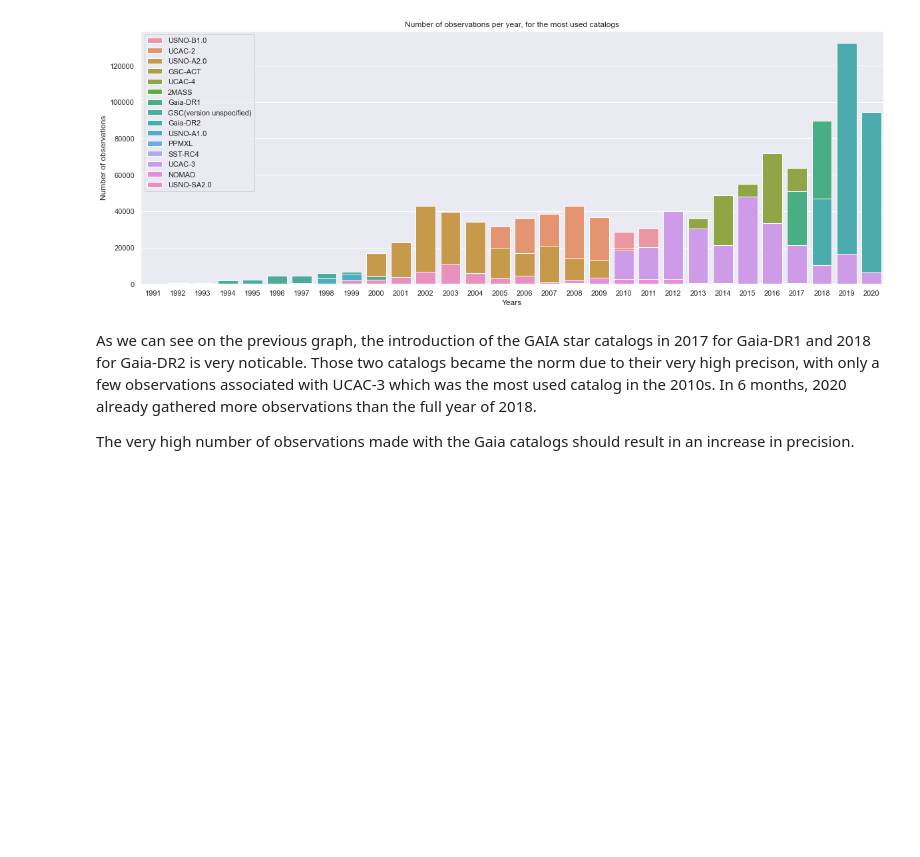
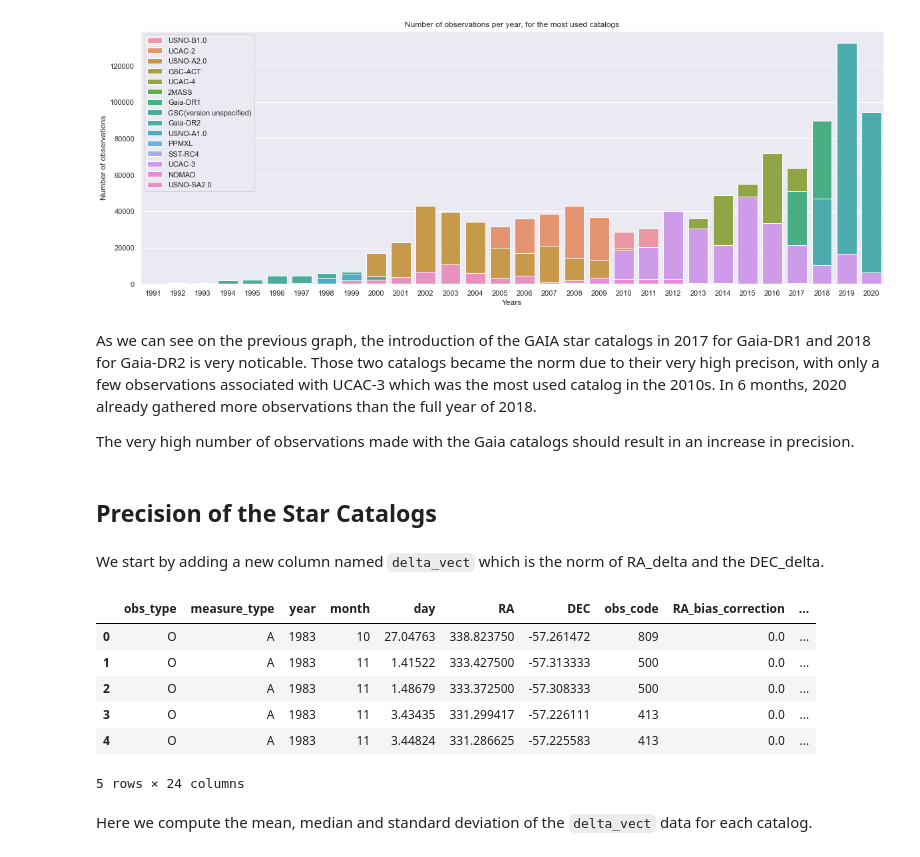
Before and after one commit to Keith-Maxwell/DynAstVO-Stats, a Jupyter notebook: Visualisation_DynAstVO.ipynb, the cells around one changed output. Drawn from its saved outputs; the diff is of its cells as text; code cells hidden in the pictures; blank space fills up the shorter version.

Commit message:
Begin work on comparison and precision

```diff
--- a/Visualisation_DynAstVO.ipynb
+++ b/Visualisation_DynAstVO.ipynb
@@ -179,3 +181,19 @@ As we can see on the previous graph, the introduction of the GAIA star catalogs
 In 6 months, 2020 already gathered more observations than the full year of 2018.
 
 The very high number of observations made with the Gaia catalogs should result in an increase in precision.
+# %% [markdown]
+## Precision of the Star Catalogs
+# %% [markdown]
+We start by adding a new column named `delta_vect` which is the norm of RA_delta and the DEC_delta.
+# %%
+OSdata['delta_vect'] = OSdata.apply(lambda row: np.sqrt(row.RA_delta**2 + row.DEC_delta**2), axis=1)
+# %% [output]
+|  | obs_type | measure_type | year | month | day | RA | DEC | obs_code | RA_bias_correction | ... |
+| 0 | O | A | 1983 | 10 | 27.04763 | 338.823750 | -57.261472 | 809 | 0.0 | ... |
+| 1 | O | A | 1983 | 11 | 1.41522 | 333.427500 | -57.313333 | 500 | 0.0 | ... |
+| 2 | O | A | 1983 | 11 | 1.48679 | 333.372500 | -57.308333 | 500 | 0.0 | ... |
+| 3 | O | A | 1983 | 11 | 3.43435 | 331.299417 | -57.226111 | 413 | 0.0 | ... |
+| 4 | O | A | 1983 | 11 | 3.44824 | 331.286625 | -57.225583 | 413 | 0.0 | ... |
+5 rows × 24 columns
+# %% [markdown]
+Here we compute the mean, median and standard deviation of the `delta_vect` data for each catalog.
```
Also changed, not shown: parts of 14 cells of this notebook.
